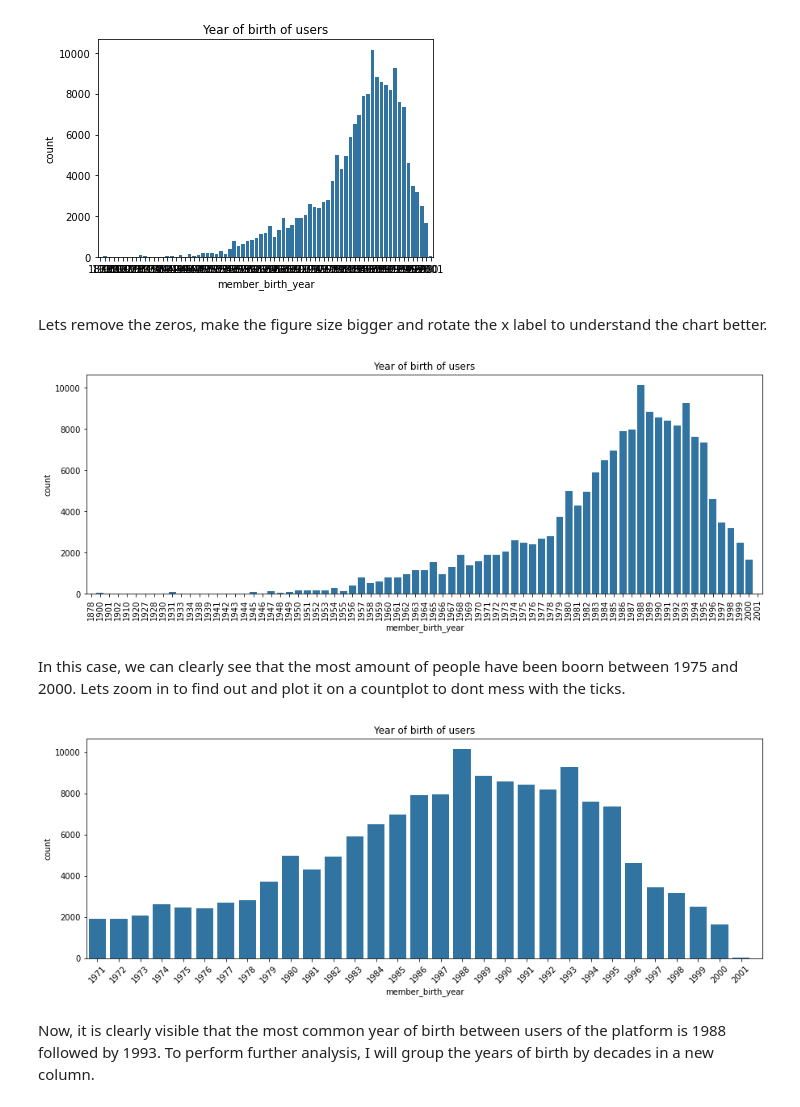
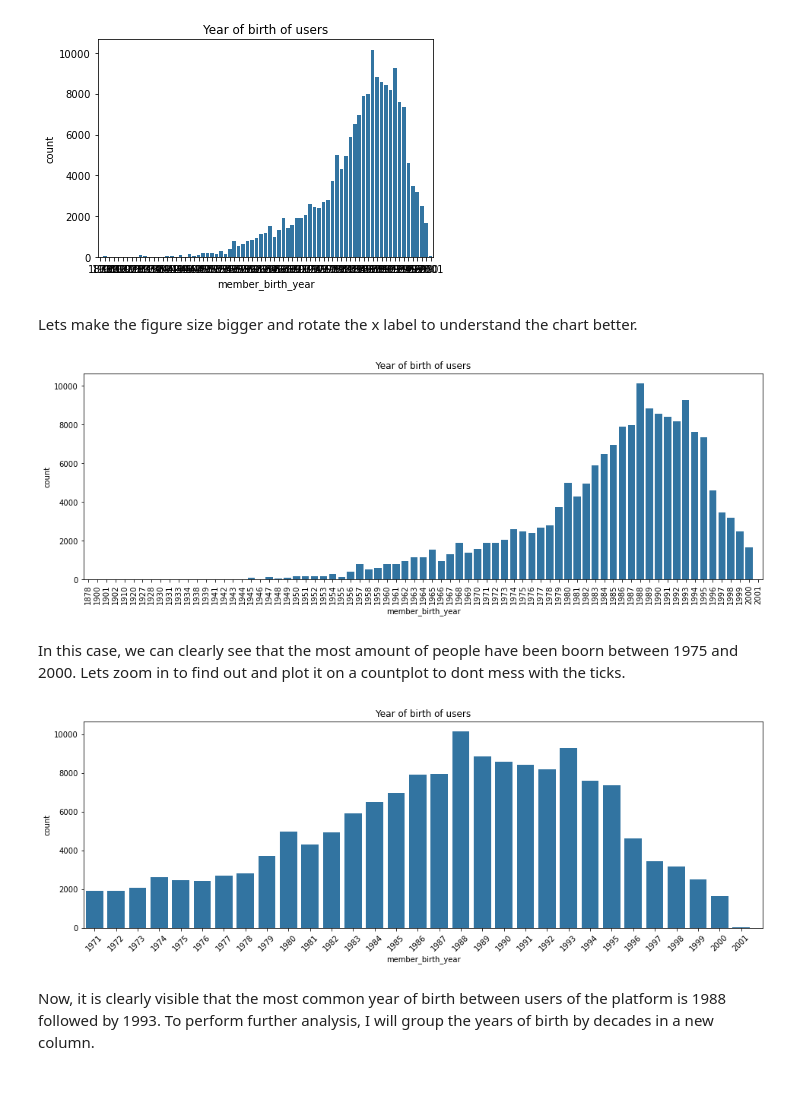
Before and after one commit to aingelmo/aingelmo.github.io, a Jupyter notebook: Project_5_Communicate-Data-Findings/exploration_template.ipynb, the cells around one changed output. Cells and saved outputs as stored; diff of their text form; code cells hidden in the pictures.

```diff
--- a/Project_5_Communicate-Data-Findings/exploration_template.ipynb
+++ b/Project_5_Communicate-Data-Findings/exploration_template.ipynb
@@ -236,24 +236,24 @@ plt.title("Year of birth of users");
 # %% [output]
 [figure]
 # %% [markdown]
-Lets remove the zeros, make the figure size bigger and rotate the x label to understand the chart better.
+Lets make the figure size bigger and rotate the x label to understand the chart better.
 # %%
-plt.figure(figsize=(15,5))
+plt.figure(figsize=(16,5))
 sb.countplot(data=ford_clean, x="member_birth_year", color=base_color)
 plt.xticks(rotation=90)
 plt.title("Year of birth of users");
 # %% [output]
-[figure, old version]
+[figure, new version]
 # %% [markdown]
 In this case, we can clearly see that the most amount of people have been boorn between 1975 and 2000. Lets zoom in to find out and plot it on a countplot to dont mess with the ticks.
 # %%
-plt.figure(figsize=(15,5))
+plt.figure(figsize=(16,5))
 sb.countplot(data=ford_clean, x="member_birth_year", color=base_color)
 plt.xticks(rotation=45)
 plt.xlim(43.5,75)
 plt.title("Year of birth of users");
 # %% [output]
-[figure, old version]
+[figure, new version]
 # %% [markdown]
 Now, it is clearly visible that the most common year of birth between users of the platform is 1988 followed by 1993. To perform further analysis, I will group the years of birth by decades in a new column.
 # %%
```
Also changed, not shown: parts of 6 cells of this notebook, 1 other file.
